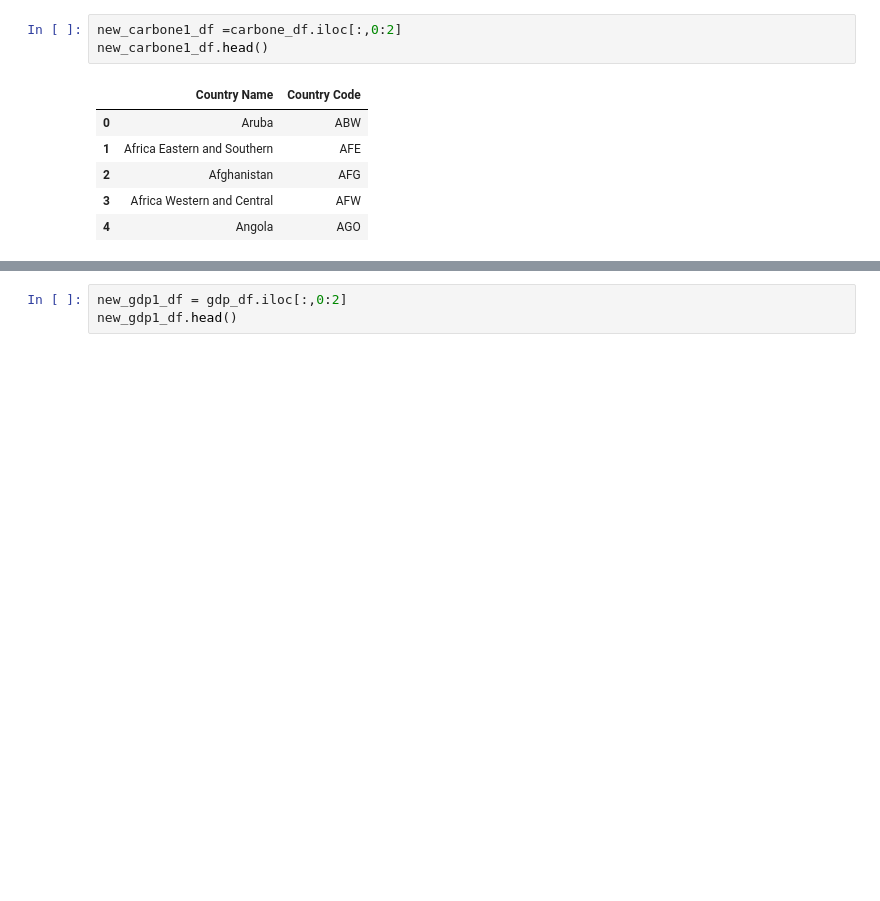
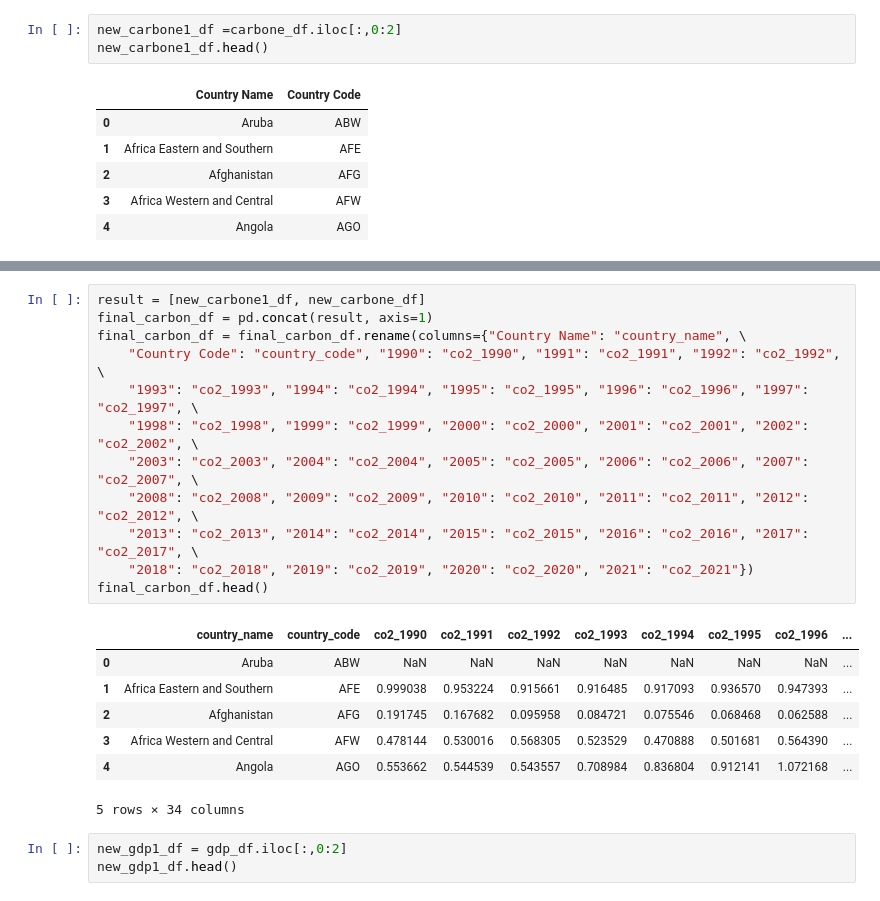
Before and after one commit to Anguyensfg/project-2, a Jupyter notebook: project2etl.ipynb, the cells around one changed output, grey strips where cells are left out. Cells and saved outputs as stored; diff of their text form; blank space fills up the shorter version.

```diff
--- a/project2etl.ipynb
+++ b/project2etl.ipynb
@@ -85,3 +68,23 @@ display(result1)
+# %%
+result = [new_carbone1_df, new_carbone_df]
+final_carbon_df = pd.concat(result, axis=1)
+final_carbon_df = final_carbon_df.rename(columns={"Country Name": "country_name", \
+    "Country Code": "country_code", "1990": "co2_1990", "1991": "co2_1991", "1992": "co2_1992", \
+    "1993": "co2_1993", "1994": "co2_1994", "1995": "co2_1995", "1996": "co2_1996", "1997": "co2_1997", \
+    "1998": "co2_1998", "1999": "co2_1999", "2000": "co2_2000", "2001": "co2_2001", "2002": "co2_2002", \
+    "2003": "co2_2003", "2004": "co2_2004", "2005": "co2_2005", "2006": "co2_2006", "2007": "co2_2007", \
+    "2008": "co2_2008", "2009": "co2_2009", "2010": "co2_2010", "2011": "co2_2011", "2012": "co2_2012", \
+    "2013": "co2_2013", "2014": "co2_2014", "2015": "co2_2015", "2016": "co2_2016", "2017": "co2_2017", \
+    "2018": "co2_2018", "2019": "co2_2019", "2020": "co2_2020", "2021": "co2_2021"})
+final_carbon_df.head()
+# %% [output]
+|  | country_name | country_code | co2_1990 | co2_1991 | co2_1992 | co2_1993 | co2_1994 | co2_1995 | co2_1996 | ... |
+| 0 | Aruba | ABW | NaN | NaN | NaN | NaN | NaN | NaN | NaN | ... |
+| 1 | Africa Eastern and Southern | AFE | 0.999038 | 0.953224 | 0.915661 | 0.916485 | 0.917093 | 0.936570 | 0.947393 | ... |
+| 2 | Afghanistan | AFG | 0.191745 | 0.167682 | 0.095958 | 0.084721 | 0.075546 | 0.068468 | 0.062588 | ... |
+| 3 | Africa Western and Central | AFW | 0.478144 | 0.530016 | 0.568305 | 0.523529 | 0.470888 | 0.501681 | 0.564390 | ... |
+| 4 | Angola | AGO | 0.553662 | 0.544539 | 0.543557 | 0.708984 | 0.836804 | 0.912141 | 1.072168 | ... |
+5 rows × 34 columns
 # %%
 new_gdp1_df = gdp_df.iloc[:,0:2]
 new_gdp1_df.head()
```
Also changed, not shown: parts of 14 cells of this notebook, 4 other files.
